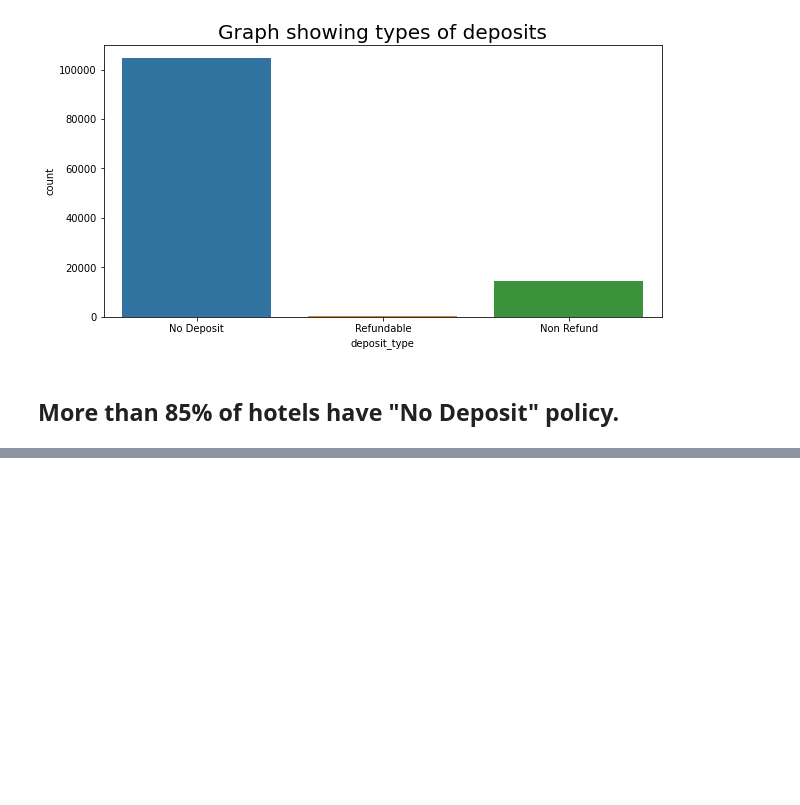
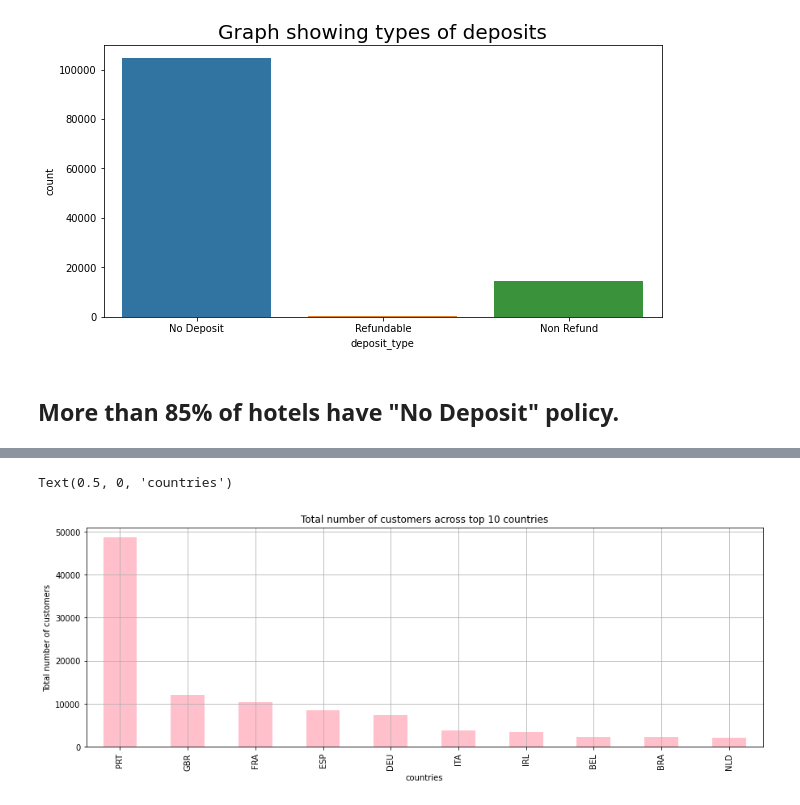
Before and after one commit to Gauravgade3/Hotel-Booking-Analysis, a Jupyter notebook: Hotel_Booking_Analysis_Capstone_Project_Gaurav_Gade.ipynb, the cells around one changed output, grey strips where cells are left out. Saved outputs shown, nothing was run; the diff lists cells and outputs as text; code cells hidden in the pictures; blank space fills up the shorter version.

```diff
--- a/Hotel_Booking_Analysis_Capstone_Project_Gaurav_Gade.ipynb
+++ b/Hotel_Booking_Analysis_Capstone_Project_Gaurav_Gade.ipynb
@@ -214,0 +244,4 @@ Text(0.5, 1.0, 'Graph showing types of deposits')
+# %%
+# Fetching top 10 countries of maximum customers
+country_counts=df['country'].value_counts().head(10)
+country_counts
@@ -214,0 +260,11 @@ Text(0.5, 1.0, 'Graph showing types of deposits')
+# %%
+# plot the graph for maximum number of customers from different countries
+country_counts.plot(kind='bar',color='pink')
+plt.rcParams['figure.figsize'] = (10,5)
+plt.grid()
+plt.title('Total number of customers across top 10 countries')
+plt.ylabel('Total number of customers')
+plt.xlabel('countries')
+# %% [output]
+Text(0.5, 0, 'countries')
+[figure, added]
```
Also changed, not shown: parts of 7 cells of this notebook.
